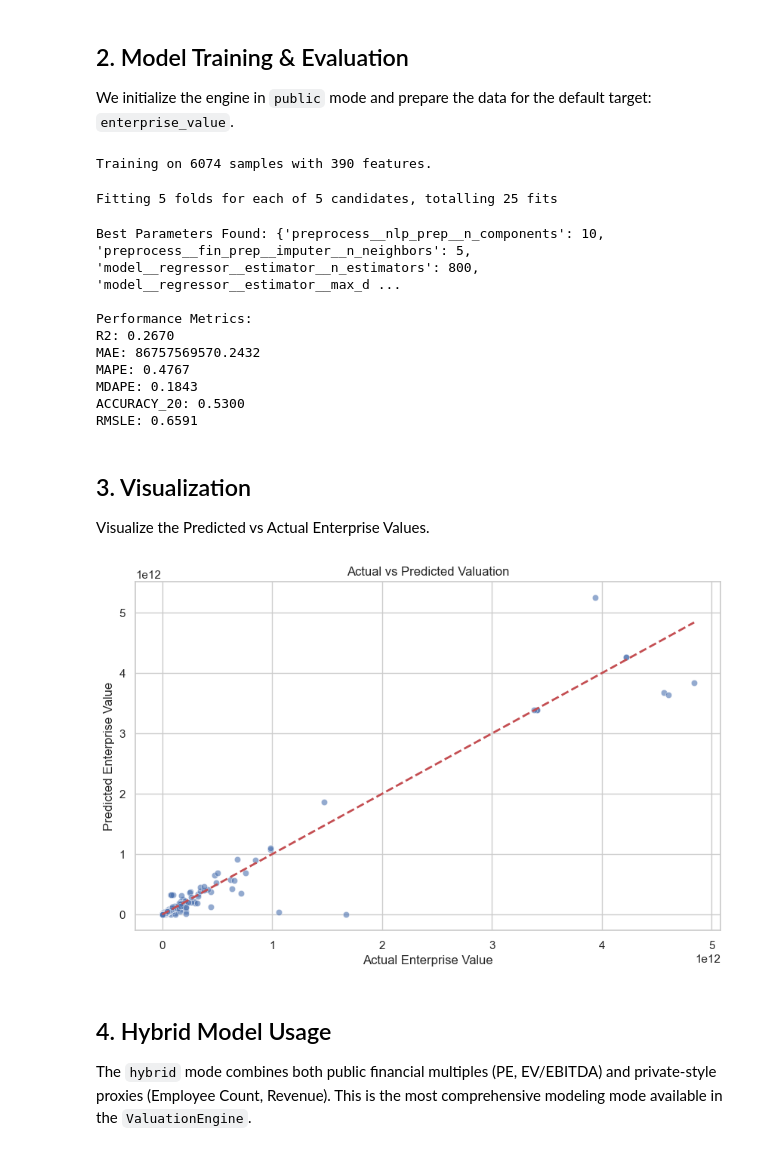
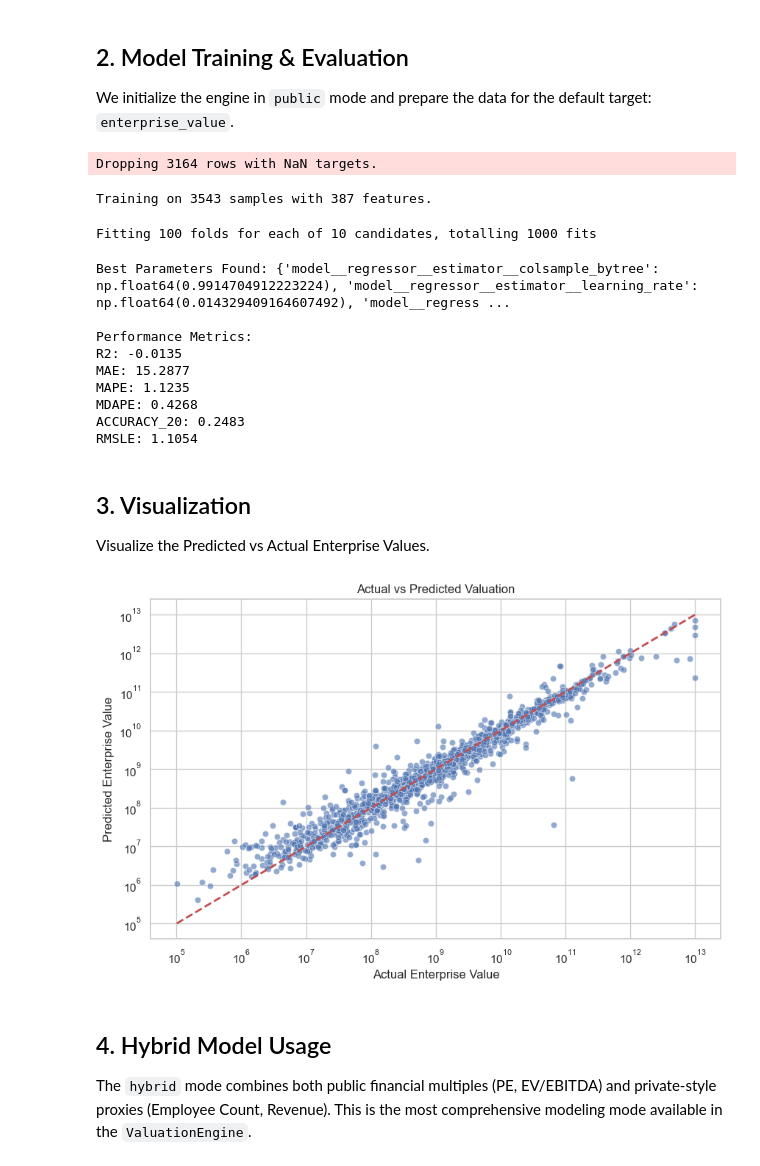
Before and after one commit to Ryan-Fue/smartComps, a Jupyter notebook: notebooks/valuation_prototype.ipynb, the cells around one changed output. Cells and saved outputs as stored; diff of their text form; code cells hidden in the pictures.

Commit message:
Adjust hyperparameters

```diff
--- a/notebooks/valuation_prototype.ipynb
+++ b/notebooks/valuation_prototype.ipynb
@@ -81,10 +81,10 @@ Diagnostic - Minimum Enterprise Value: 60,814.00
 We initialize the engine in `public` mode and prepare the data for the default target: `enterprise_value`.
 # %%
 # Initialize engine in public mode
-engine = ValuationEngine(mode="public", n_estimators=100)
+engine = ValuationEngine(mode="private", n_estimators=100)
 
 # Prepare features (X) and target (y)
-X, y = engine.prepare_data(df, target_col="enterprise_value")
+X, y = engine.prepare_data(df, target_col="forwardPE")
 
 # Split into training and test sets
 X_train, X_test, y_train, y_test = train_test_split(X, y, test_size=0.2, random_state=42)
@@ -104,18 +104,20 @@ param_grid = {
 """
 
 param_grid = {
-    "preprocess__nlp_prep__n_components": [10, 30, 50],
+    "preprocess__nlp_prep__pca__n_components": [10, 30, 50],
     "preprocess__fin_prep__imputer__n_neighbors": [3, 5, 10],
     "model__regressor__estimator__max_depth": [3, 5],
     "model__regressor__estimator__learning_rate": [0.1],
-    "model__regressor__estimator__n_estimators": [300, 500, 800]
+    "model__regressor__estimator__n_estimators": [300, 500, 800],
+    "model__regressor__estimator__subsample": [0.6, 0.8, 1.0],
+    "model__regressor__estimator__colsample_bytree": [0.6, .8, 1.0]
 }
 
 
 # 30, 3, 5, .1, 500 - > .28
 
 # Tune hyperparameters (This replaces engine.train())
-best_params = engine.tune_hyperparameters(X_train, y_train, param_distributions=param_grid, n_iter=5, cv=5, scoring = "neg_mean_squared_log_error")
+best_params = engine.tune_hyperparameters(X_train, y_train, param_distributions=None, n_iter=10, cv=100, scoring = "neg_mean_squared_log_error")
 print(f"\nBest Parameters Found: {best_params}")
 
 # Evaluate performance using the tuned pipeline
@@ -125,35 +127,36 @@ print("\nPerformance Metrics:")
 for k, v in metrics.items():
     print(f"{k.upper()}: {v:.4f}")
 # %% [output]
-Training on 6074 samples with 390 features.
+Dropping 3164 rows with NaN targets.
-Fitting 5 folds for each of 5 candidates, totalling 25 fits
+Training on 3543 samples with 387 features.
-Best Parameters Found: {'preprocess__nlp_prep__n_components': 10, 'preprocess__fin_prep__imputer__n_neighbors': 5, 'model__regressor__estimator__n_estimators': 800, 'model__regressor__estimator__max_d ...
-
-Performance Metrics:
-R2: 0.2670
-MAE: 86757569570.2432
-MAPE: 0.4767
-MDAPE: 0.1843
-ACCURACY_20: 0.5300
-RMSLE: 0.6591
+Fitting 100 folds for each of 10 candidates, totalling 1000 fits
+Best Parameters Found: {'model__regressor__estimator__colsample_bytree': np.float64(0.9914704912223224), 'model__regressor__estimator__learning_rate': np.float64(0.014329409164607492), 'model__regress ...
+
+Performance Metrics:
+R2: -0.0135
+MAE: 15.2877
+MAPE: 1.1235
+MDAPE: 0.4268
+ACCURACY_20: 0.2483
+RMSLE: 1.1054
 # %% [markdown]
 ## 3. Visualization
 Visualize the Predicted vs Actual Enterprise Values.
 # %%
 y_pred_df = engine.predict(X_test)
 y_pred = y_pred_df["enterprise_value"]
 
 plt.figure(figsize=(10, 6))
 sns.scatterplot(x=y_test["enterprise_value"], y=y_pred, alpha=0.6)
 plt.plot([y_test.min().min(), y_test.max().max()], [y_test.min().min(), y_test.max().max()], 'r--', lw=2)
 plt.xlabel("Actual Enterprise Value")
 plt.ylabel("Predicted Enterprise Value")
 plt.title("Actual vs Predicted Valuation")
-#plt.xscale('log')
-#plt.yscale('log')
+plt.xscale('log')
+plt.yscale('log')
 plt.show()
 # %% [output]
-[figure, old version]
+[figure, new version]
 # %% [markdown]
 ## 4. Hybrid Model Usage
 The `hybrid` mode combines both public financial multiples (PE, EV/EBITDA) and private-style proxies (Employee Count, Revenue). This is the most comprehensive modeling mode available in the `ValuationEngine`.
```
Also changed, not shown: parts of 4 cells of this notebook, 2 other files.
